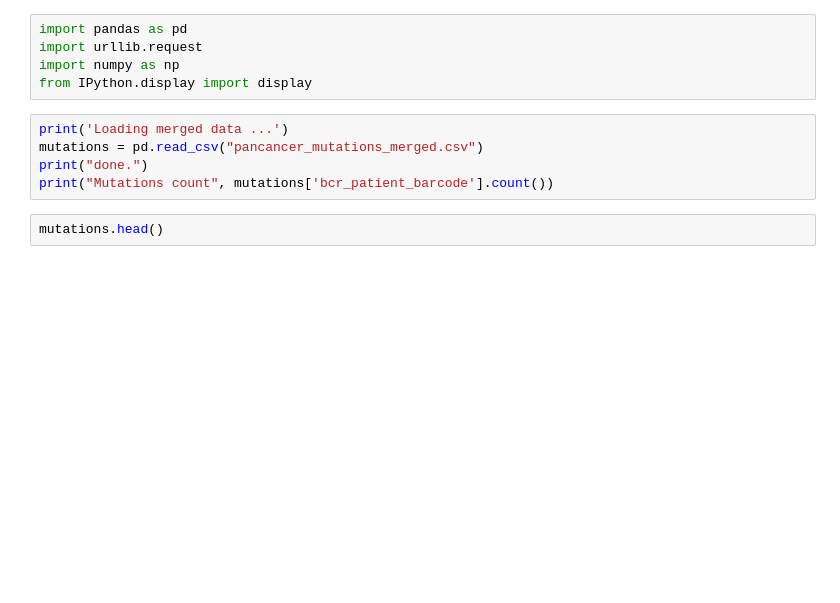
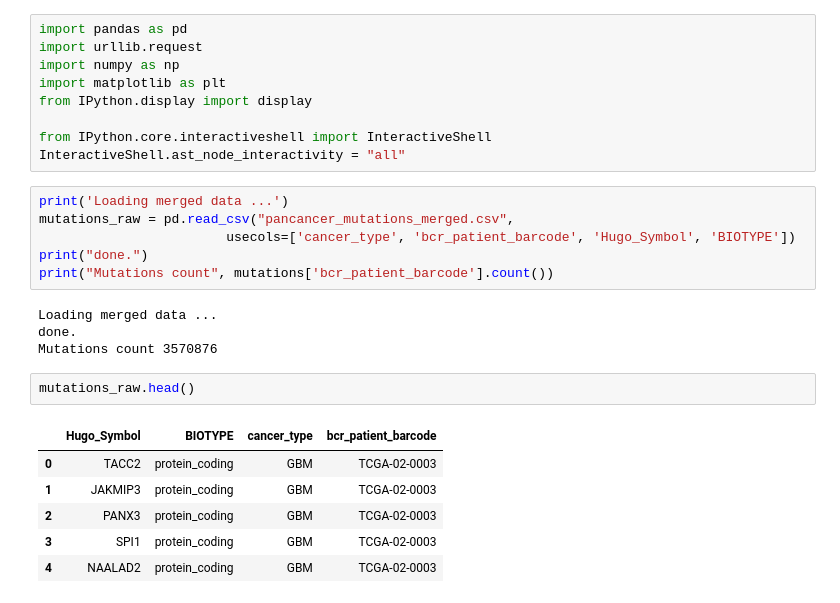
Before and after one commit to tonydisera/w207_6_sum19_g5_final_project, a Jupyter notebook: merge_pancancer_somatic_mutations/transform_pancancer_merged_data.ipynb, the cells around one changed output. Drawn from its saved outputs; the diff is of its cells as text; blank space fills up the shorter version.

```diff
--- a/merge_pancancer_somatic_mutations/transform_pancancer_merged_data.ipynb
+++ b/merge_pancancer_somatic_mutations/transform_pancancer_merged_data.ipynb
@@ -2,12 +2,28 @@
 import pandas as pd
 import urllib.request
 import numpy as np
+import matplotlib as plt
 from IPython.display import display
+
+from IPython.core.interactiveshell import InteractiveShell
+InteractiveShell.ast_node_interactivity = "all"
 # %%
 print('Loading merged data ...')
-mutations = pd.read_csv("pancancer_mutations_merged.csv")
+mutations_raw = pd.read_csv("pancancer_mutations_merged.csv",
+                        usecols=['cancer_type', 'bcr_patient_barcode', 'Hugo_Symbol', 'BIOTYPE'])
 print("done.")
 print("Mutations count", mutations['bcr_patient_barcode'].count())
+# %% [output]
+Loading merged data ...
+done.
+Mutations count 3570876
 # %%
-mutations.head()
+mutations_raw.head()
+# %% [output]
+|  | Hugo_Symbol | BIOTYPE | cancer_type | bcr_patient_barcode |
+| 0 | TACC2 | protein_coding | GBM | TCGA-02-0003 |
+| 1 | JAKMIP3 | protein_coding | GBM | TCGA-02-0003 |
+| 2 | PANX3 | protein_coding | GBM | TCGA-02-0003 |
+| 3 | SPI1 | protein_coding | GBM | TCGA-02-0003 |
+| 4 | NAALAD2 | protein_coding | GBM | TCGA-02-0003 |
 # %%
```
Also changed, not shown: parts of 19 cells of this notebook, 1 other file.
